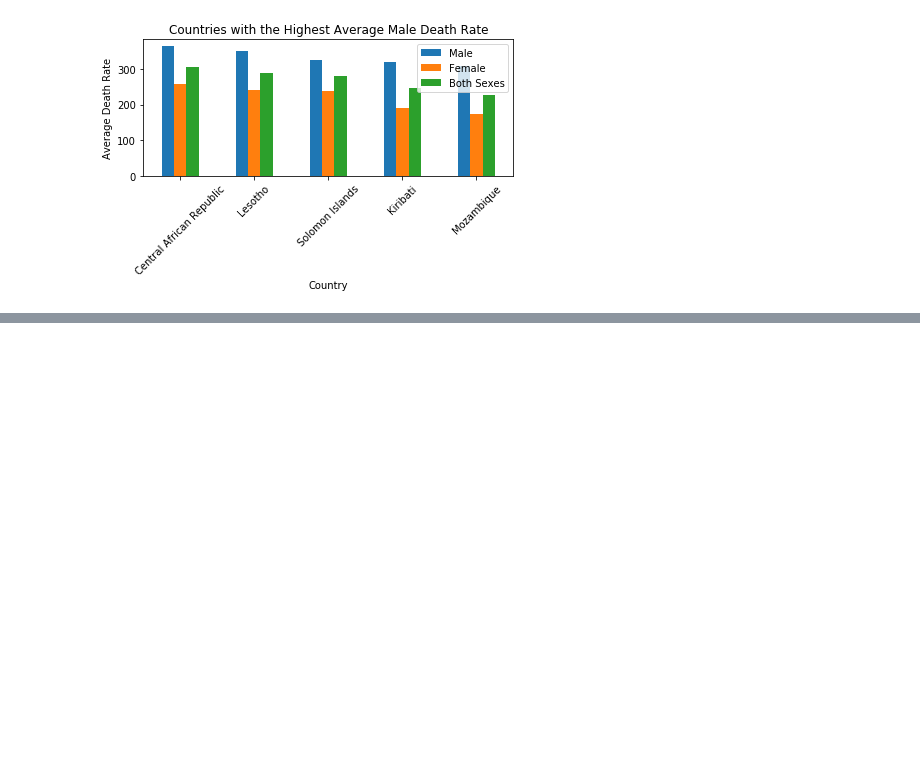
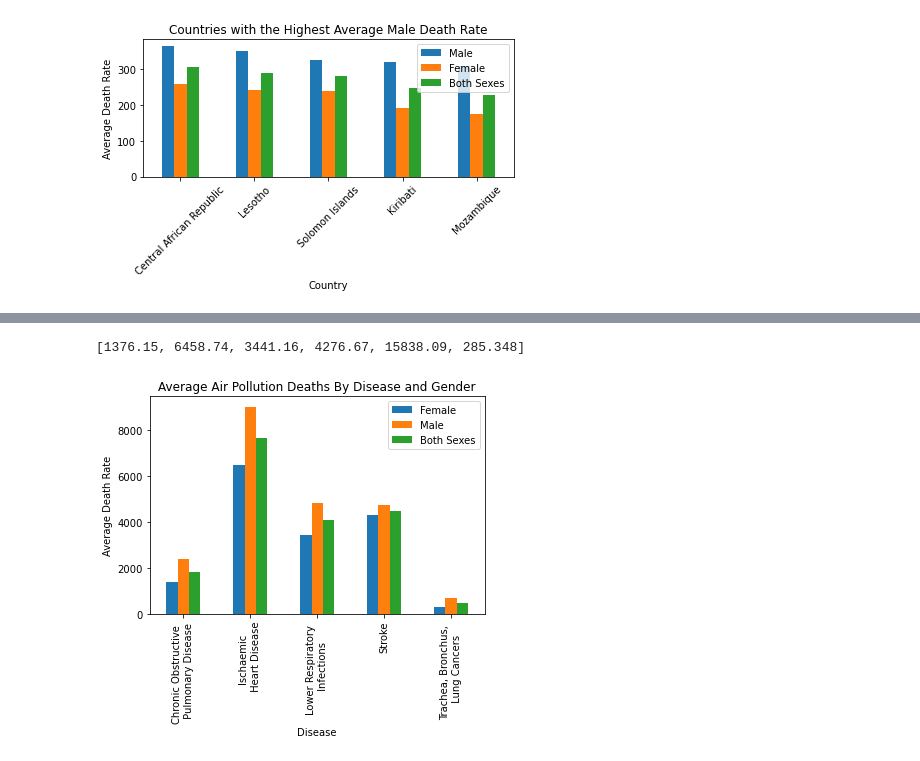
Before and after one commit to camillejensen/project_1, a Jupyter notebook: Project_1.ipynb, the cells around one changed output, grey strips where cells are left out. Saved outputs shown, nothing was run; the diff lists cells and outputs as text; code cells hidden in the pictures; blank space fills up the shorter version.

```diff
--- a/Project_1.ipynb
+++ b/Project_1.ipynb
@@ -412,0 +436,23 @@ plt.show()
+# %%
+female_deaths = totals.loc[(slice(None),'Female'), :].values.flatten().tolist()
+female_deaths
+# %% [output]
+[1376.15, 6458.74, 3441.16, 4276.67, 15838.09, 285.348]
+# %%
+# chart deaths by diseases for each and both sexes
+female_disease = [1376.15, 6458.74, 3441.16, 4276.67, 285.348]
+male_disease = [2369.97, 9006.56, 4830.57, 4722.76, 690.31]
+both_sex_disease = [1796.86, 7640.38, 4058.56, 4479.9, 464.749]
+index_disease = ['Chronic Obstructive \n Pulmonary Disease', 'Ischaemic \n Heart Disease', 'Lower Respiratory \n Infections', 'Stroke', 'Trachea, Bronchus, \n Lung Cancers']
+disease_fig_df = pd.DataFrame({'Female': female_disease, 'Male': male_disease, 'Both Sexes': both_sex_disease}, index = index_disease )
+
+disease_fig_df
+
+
+disease_fig_df.plot(kind='bar')
+plt.title('Average Air Pollution Deaths By Disease and Gender')
+plt.xlabel('Disease')
+plt.ylabel('Average Death Rate')
+plt.show()
+# %% [output]
+[figure, added]
```
Also changed, not shown: parts of 24 cells of this notebook.
